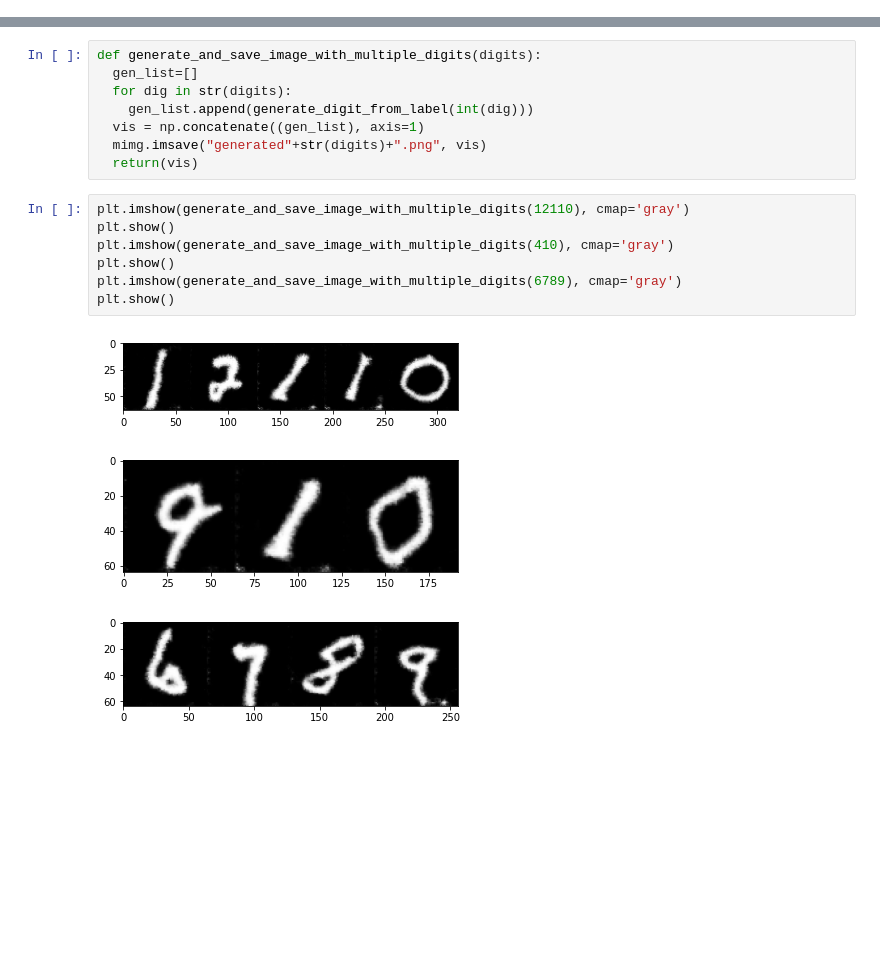
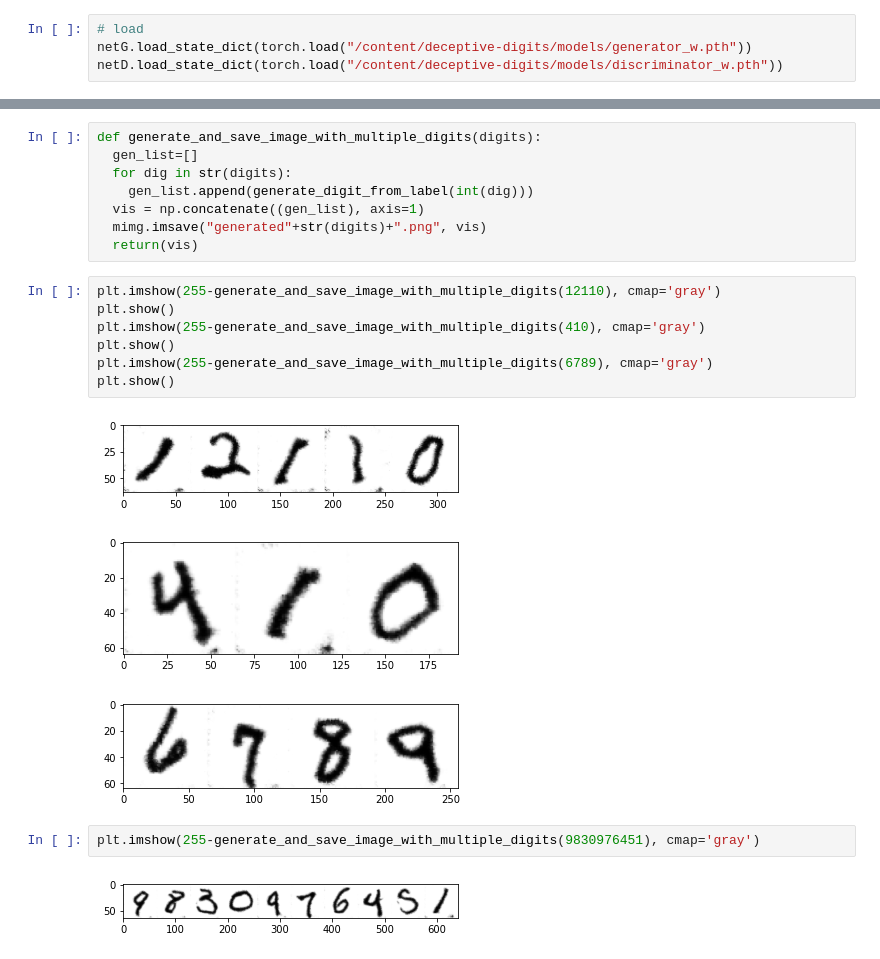
Before and after one commit to Mainakdeb/deceptive-digits, a Jupyter notebook: deceptive-digits.ipynb, the cells around one changed output, grey strips where cells are left out. Drawn from its saved outputs; the diff is of its cells as text; blank space fills up the shorter version.

Commit message:
plot negative images

```diff
--- a/deceptive-digits.ipynb
+++ b/deceptive-digits.ipynb
@@ -237,3 +240,7 @@ Generator(
   (bn4): BatchNorm2d(64, eps=1e-05, momentum=0.1, affine=True, track_running_stats=True)
   (tconv6): ConvTranspose2d(64, 1, kernel_size=(4, 4), stride=(2, 2), padding=(1, 1), bias=False)
 )
+# %%
+# load
+netG.load_state_dict(torch.load("/content/deceptive-digits/models/generator_w.pth"))
+netD.load_state_dict(torch.load("/content/deceptive-digits/models/discriminator_w.pth"))
@@ -472,13 +477,17 @@ def generate_and_save_image_with_multiple_digits(digits):
   mimg.imsave("generated"+str(digits)+".png", vis)
   return(vis)
 # %%
-plt.imshow(generate_and_save_image_with_multiple_digits(12110), cmap='gray')
+plt.imshow(255-generate_and_save_image_with_multiple_digits(12110), cmap='gray')
 plt.show()
-plt.imshow(generate_and_save_image_with_multiple_digits(410), cmap='gray')
+plt.imshow(255-generate_and_save_image_with_multiple_digits(410), cmap='gray')
 plt.show()
-plt.imshow(generate_and_save_image_with_multiple_digits(6789), cmap='gray')
+plt.imshow(255-generate_and_save_image_with_multiple_digits(6789), cmap='gray')
 plt.show()
 # %% [output]
-[figure, old version]
+[figure, new version]
-[figure, old version]
+[figure, new version]
-[figure, old version]
+[figure, new version]
+# %%
+plt.imshow(255-generate_and_save_image_with_multiple_digits(9830976451), cmap='gray')
+# %% [output]
+[figure, added]
```
Also changed, not shown: parts of 6 cells of this notebook.
